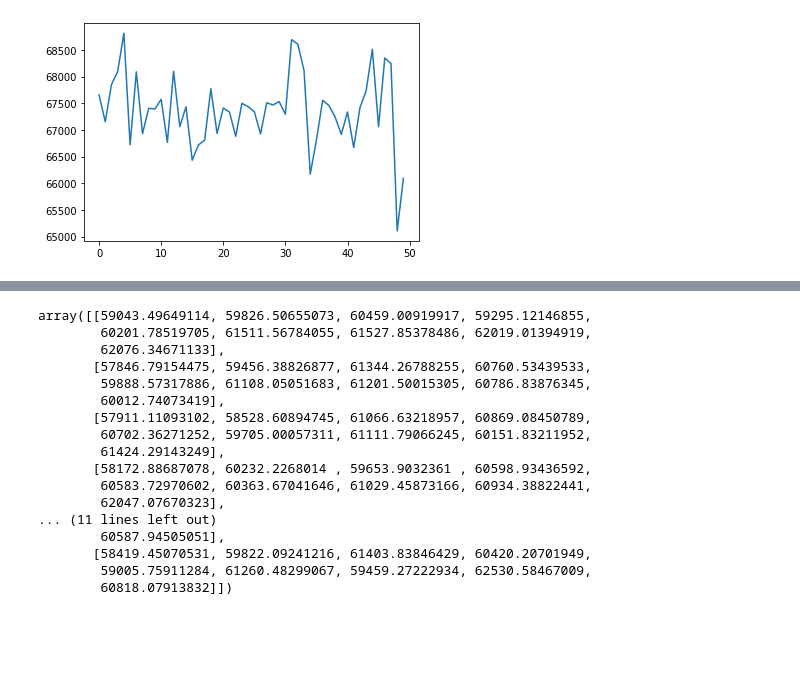
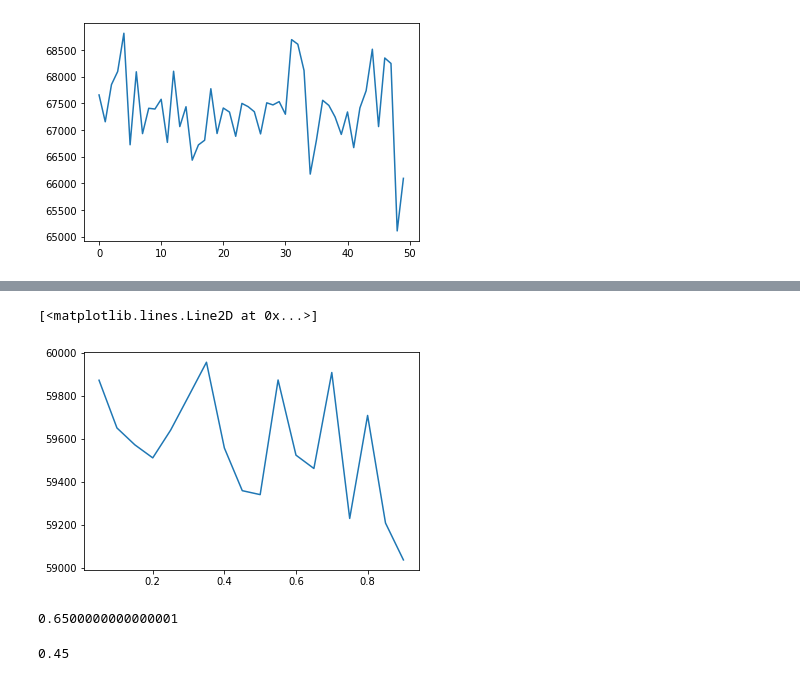
Before and after one commit to lthul1/COVID_reviewed, a Jupyter notebook: Untitled.ipynb, the cells around one changed output, grey strips where cells are left out. Cells and saved outputs as stored; diff of their text form; code cells hidden in the pictures; blank space fills up the shorter version.

```diff
--- a/Untitled.ipynb
+++ b/Untitled.ipynb
@@ -96,20 +89,13 @@ np.argmin(M)
-# %%
-M
-# %% [output]
-array([[59043.49649114, 59826.50655073, 60459.00919917, 59295.12146855,
-        60201.78519705, 61511.56784055, 61527.85378486, 62019.01394919,
-        62076.34671133],
-       [57846.79154475, 59456.38826877, 61344.26788255, 60760.53439533,
-        59888.57317886, 61108.05051683, 61201.50015305, 60786.83876345,
-        60012.74073419],
-       [57911.11093102, 58528.60894745, 61066.63218957, 60869.08450789,
-        60702.36271252, 59705.00057311, 61111.79066245, 60151.83211952,
-        61424.29143249],
-       [58172.88687078, 60232.2268014 , 59653.9032361 , 60598.93436592,
-        60583.72970602, 60363.67041646, 61029.45873166, 60934.38822441,
-        62047.07670323],
-... (11 lines left out)
-        60587.94505051],
-       [58419.45070531, 59822.09241216, 61403.83846429, 60420.20701949,
-        59005.75911284, 61260.48299067, 59459.27222934, 62530.58467009,
-        60818.07913832]])
+# %%
+plt.plot(param1,M.flatten())
+# %% [output]
+[<matplotlib.lines.Line2D at 0x...>]
+[figure, added]
+# %%
+param1[6]
+# %% [output]
+0.6500000000000001
+# %%
+param1[2]
+# %% [output]
+0.45
```
Also changed, not shown: parts of 18 cells of this notebook, 12 other files.
